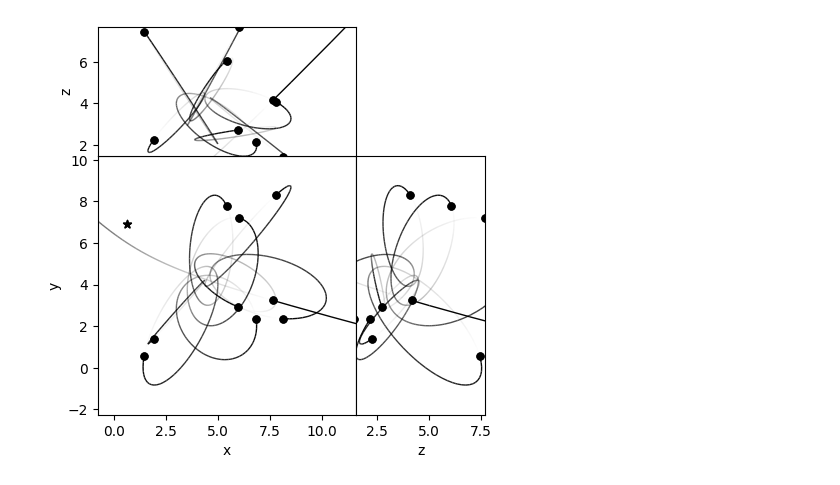
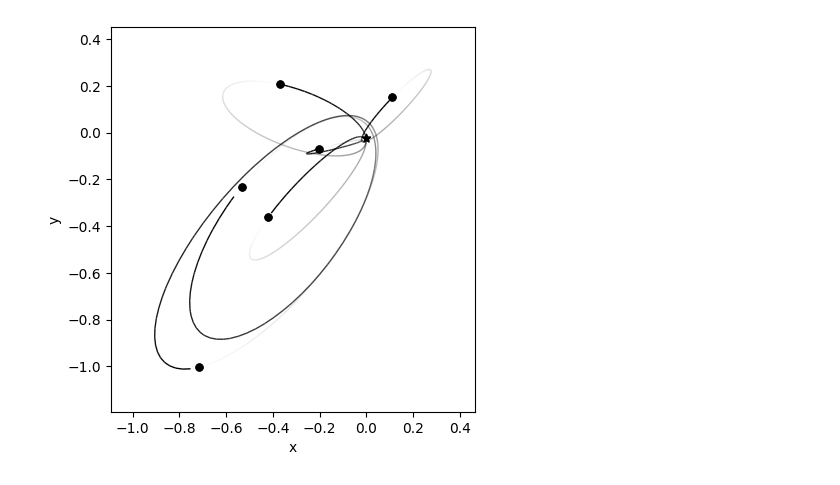
Before and after one commit to DynaDojo/dynadojo, a Jupyter notebook: demos/nbody_demo.ipynb, the cells around one changed output. Saved outputs shown, nothing was run; the diff lists cells and outputs as text; code cells hidden in the pictures.

Commit message:
redid nbody

```diff
--- a/demos/nbody_demo.ipynb
+++ b/demos/nbody_demo.ipynb
@@ -7,10 +10,10 @@ import numpy as np
 # %%
-latent_dim = 3
-embed_dim = 3
-n = 10
-timesteps = 100
-system = dd.systems.NBodySystem(latent_dim, embed_dim, noise_scale=0, plot_data=True)
+latent_dim = 4 * 5
+embed_dim = latent_dim
+n = 1
+timesteps = 10
+system = dd.systems.NBodySystem(latent_dim, embed_dim, plot_data=True)
 x0 = system.make_init_conds(n)
 x = system.make_data(x0, control=np.zeros((n, timesteps, embed_dim)), timesteps=timesteps)
 # %% [output]
-[figure, old version]
+[figure, new version]
```
Also changed, not shown: parts of 1 cell of this notebook, 9 other files.
